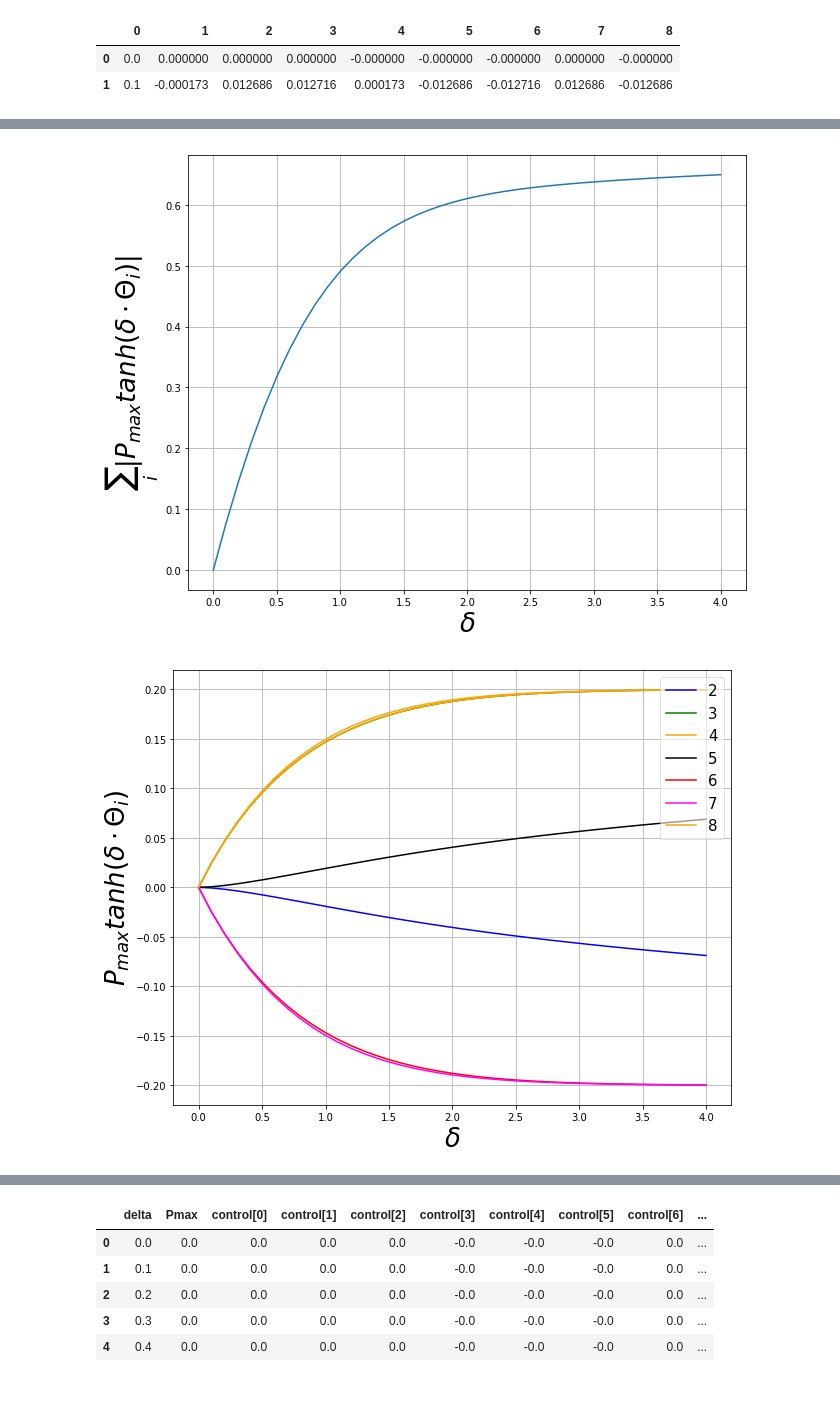
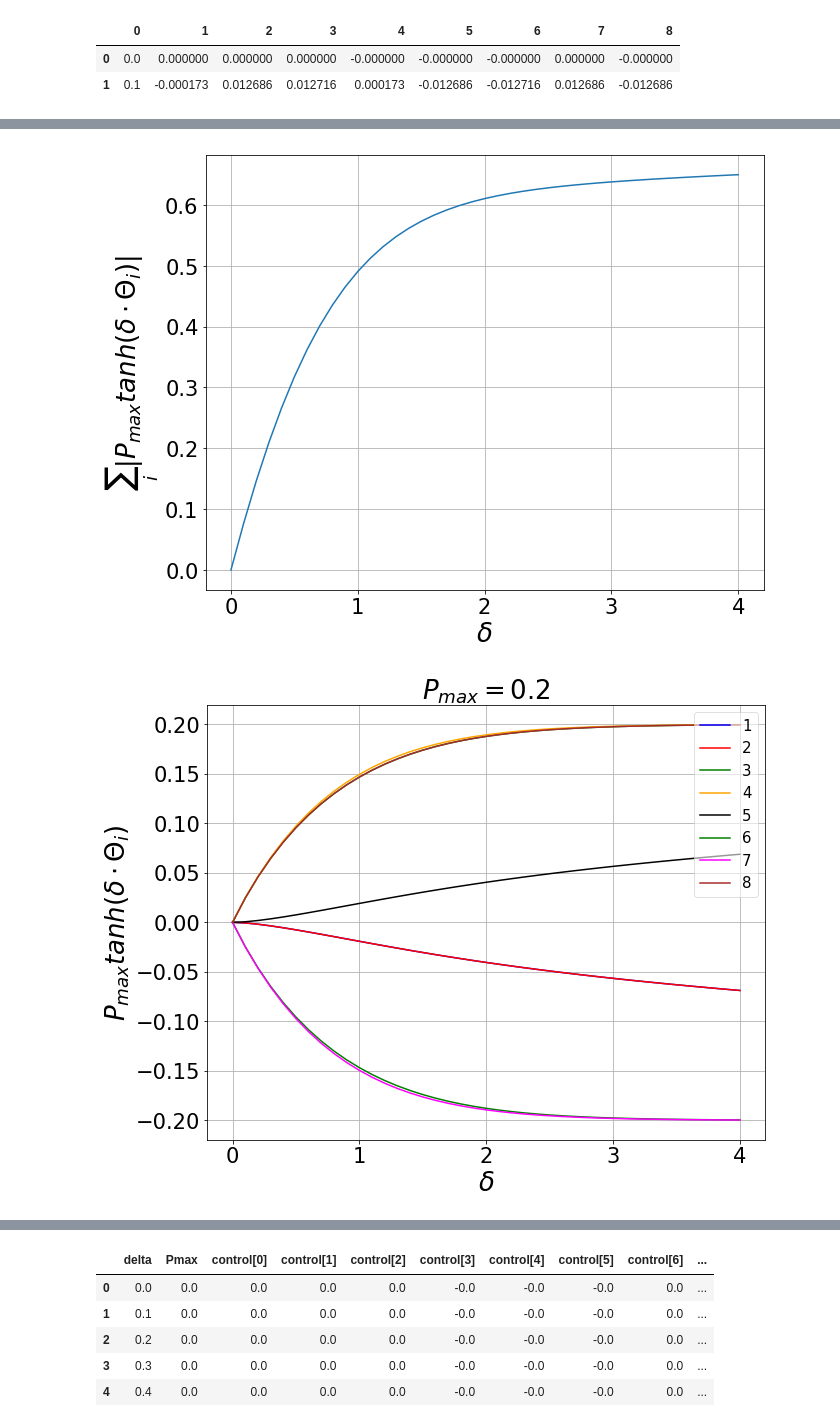
Before and after one commit to nicoleorzan/Braess-paradox, a Jupyter notebook: more_nodes/varying_delta_Pmax/delta_control_plot.ipynb, the cells around one changed output, grey strips where cells are left out. Saved outputs shown, nothing was run; the diff lists cells and outputs as text; code cells hidden in the pictures; blank space fills up the shorter version.

```diff
--- a/more_nodes/varying_delta_Pmax/delta_control_plot.ipynb
+++ b/more_nodes/varying_delta_Pmax/delta_control_plot.ipynb
@@ -46,12 +49,13 @@ ax = fig.add_subplot(111)
 ax.plot(delta, controls_sum)
 ax.set_xlabel('$\delta$', fontsize=20, rotation=0, size = 26)
 ax.set_ylabel('$\sum_i | P_{max} tanh( \delta \cdot \Theta_{i} )| $', fontsize=18, rotation=90, size = 26)
+ax.tick_params(labelsize=21)
 plt.grid()
 #plt.savefig('control_varying_delta_sum_Pmax_0.1.png', bbox_inches='tight', dpi = 80)
 plt.savefig('control_varying_delta_sum_Pmax_01.png', bbox_inches='tight', dpi = 40)
 plt.show()
 # %% [output]
-[figure, old version]
+[figure, new version]
 # %%
 df2 = pd.read_csv('Data/control_varying_delta_Pmax_0.2', delim_whitespace = True, header = None)
 # %%
@@ -62,22 +66,25 @@ controls_sum2 = controls_abs2.sum(axis=1)
 # %%
 fig = plt.figure(figsize=(10, 8))
 ax = fig.add_subplot(111)
 #ax.plot(delta2, controls2)
-ax.plot(delta2, controls2[1], label = "2", color='blue')
+ax.plot(delta2, controls2[1], label = "1", color='blue')
+ax.plot(delta2, controls2[1], label = "2", color='red')
 ax.plot(delta2, controls2[2], label = "3", color='green')
 ax.plot(delta2, controls2[3], label = "4", color='orange')
 ax.plot(delta2, controls2[4], label = "5", color='black')
-ax.plot(delta2, controls2[5], label = "6", color='red')
+ax.plot(delta2, controls2[5], label = "6", color='green')
 ax.plot(delta2, controls2[6], label = "7", color='fuchsia')
-ax.plot(delta2, controls2[7], label = "8", color='orange')
+ax.plot(delta2, controls2[7], label = "8", color='brown')
 plt.legend(loc='upper right', prop={'size': 15}, framealpha=0.6)
 ax.set_xlabel('$\delta$', fontsize=26, rotation=0, size=26)
 ax.set_ylabel('$P_{max} tanh( \delta \cdot \Theta_{i} ) $', fontsize=18, rotation=90, size = 26)
+ax.set_title("$P_{max} = 0.2$", size=26)
+ax.tick_params(labelsize=21)
 plt.grid()
 plt.savefig('control_varying_delta_Pmax_02.png', bbox_inches='tight', dpi = 40)
 plt.show()
 # %% [output]
-[figure, old version]
+[figure, new version]
 # %%
 fig = plt.figure(figsize=(10, 8))
 ax = fig.add_subplot(111)
```
Also changed, not shown: parts of 2 cells of this notebook, 18 other files.
